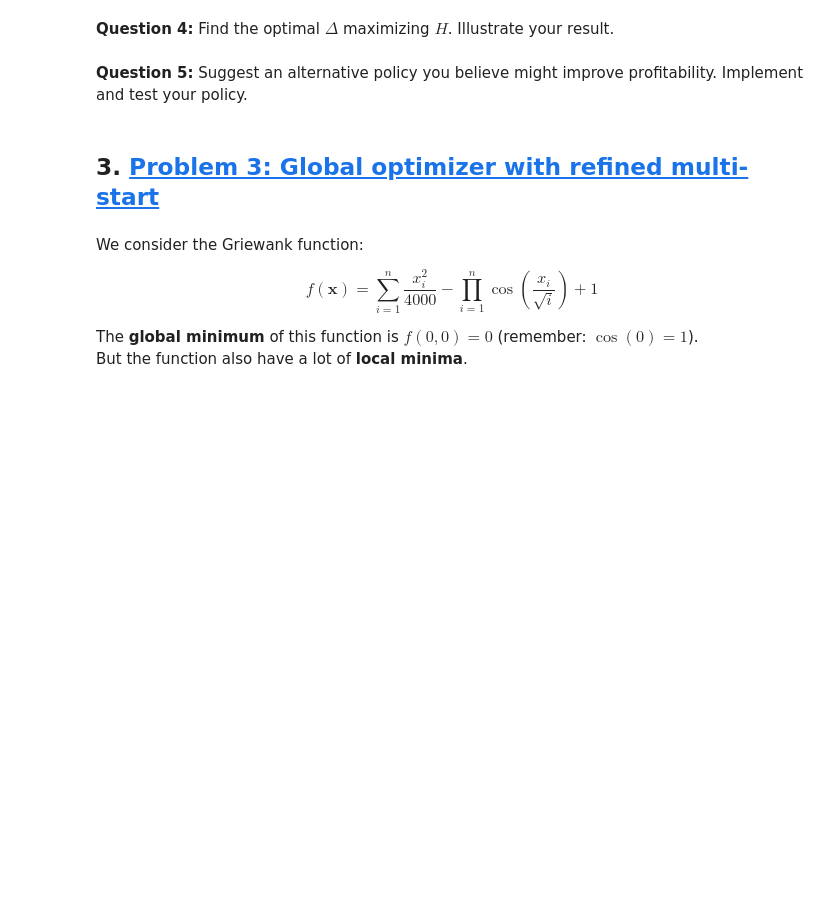
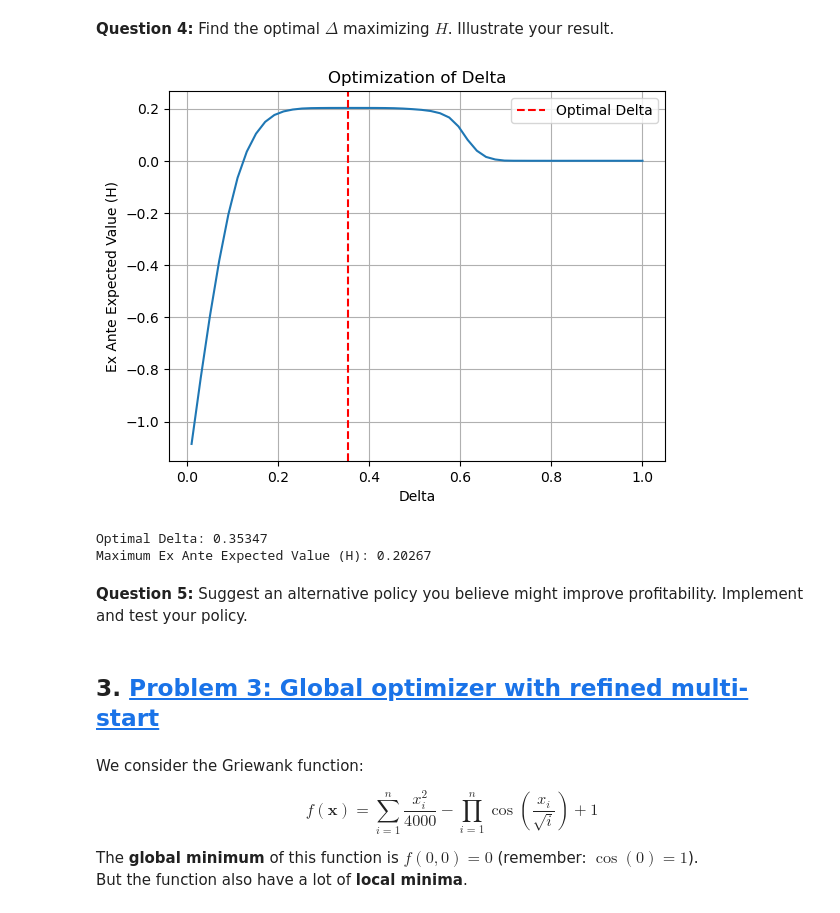
Before and after one commit to NumEconCopenhagen/projects-2023-hold-11, a Jupyter notebook: examproject/Exam-2023-notebook.ipynb, the cells around one changed output. Drawn from its saved outputs; the diff is of its cells as text; code cells hidden in the pictures; blank space fills up the shorter version.

```diff
--- a/examproject/Exam-2023-notebook.ipynb
+++ b/examproject/Exam-2023-notebook.ipynb
@@ -378,3 +544,67 @@ With $\Delta \geq 0$ and $\Delta = 0$ being the previous policy.
+# %%
+# Parameters
+delta_values = np.linspace(0.01, 1, 50)  # Range of delta values to test
+
+# Function to calculate profit at each time period
+def calculate_profit(ell_t, kappa_t, ell_previous, w, iota):
+    price = kappa_t**(-eta)
+    adjustment_cost = iota if ell_t != ell_previous else 0
+    profit = price * ell_t - w * ell_t - adjustment_cost
+    return profit
+
+# Function to calculate ex post value of the salon for a given shock series and policy
+def calculate_ex_post_value(shock_series, delta):
+    ex_post_value = 0
+    ell_previous = 0
+    kappa_previous = 1
+
+    for t in range(len(shock_series)):
+        kappa_t = np.exp(rho * np.log(kappa_previous) + shock_series[t])
+
+        ell_star = (1 - eta) * kappa_t / w
+
+        if abs(ell_previous - ell_star) > delta:
+            ell_t = ell_star
+        else:
+            ell_t = ell_previous
+
+        profit = calculate_profit(ell_t, kappa_t, ell_previous, w, iota)
+        ex_post_value += R ** (-t) * profit
+
+        ell_previous = ell_t
+
+    return ex_post_value
+
+# Generate K random shock series
+shock_series = np.random.normal(loc=-0.5 * sigma_epsilon**2, scale=sigma_epsilon, size=(K-1, 120))
+
+# Calculate ex ante expected value H for different Delta values
+ex_ante_values = []
+for delta in delta_values:
+    ex_post_values = [calculate_ex_post_value(shock, delta) for shock in shock_series]
+    ex_ante_value = np.mean(ex_post_values)
+    ex_ante_values.append(ex_ante_value)
+
+# Find optimal Delta maximizing H
+optimal_delta = delta_values[np.argmax(ex_ante_values)]
+max_ex_ante_value = np.max(ex_ante_values)
+
+# Plotting the results
+plt.plot(delta_values, ex_ante_values)
+plt.xlabel("Delta")
+plt.ylabel("Ex Ante Expected Value (H)")
+plt.title("Optimization of Delta")
+plt.axvline(x=optimal_delta, color='r', linestyle='--', label='Optimal Delta')
+plt.legend()
+plt.grid(True)
+plt.show()
+
+print(f"Optimal Delta: {optimal_delta:.5f}")
+print(f"Maximum Ex Ante Expected Value (H): {max_ex_ante_value:.5f}")
+# %% [output]
+[figure, added]
+Optimal Delta: 0.35347
+Maximum Ex Ante Expected Value (H): 0.20267
 # %% [markdown]
 
 **Question 5:** Suggest an alternative policy you believe might improve profitability. Implement and test your policy.
```
Also changed, not shown: parts of 15 cells of this notebook, 2 other files.
